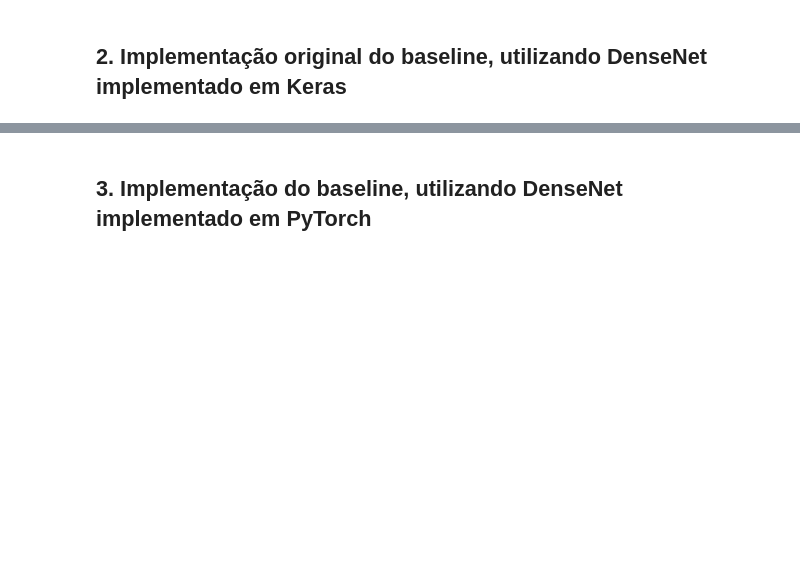
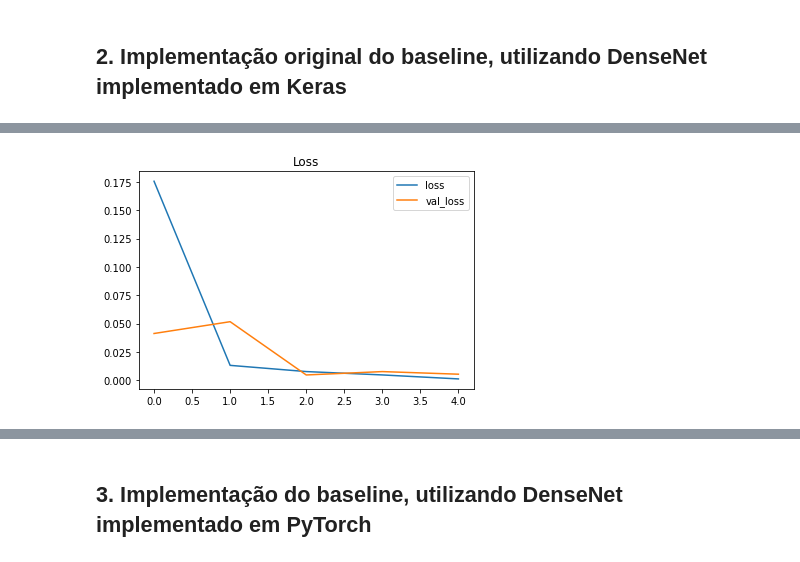
Before and after one commit to devwlad/intro-ml-classification, a Jupyter notebook: fml_final.ipynb, the cells around one changed output, grey strips where cells are left out. Drawn from its saved outputs; the diff is of its cells as text; code cells hidden in the pictures; blank space fills up the shorter version.

```diff
--- a/fml_final.ipynb
+++ b/fml_final.ipynb
@@ -6,0 +189,6 @@
+# %%
+pd.DataFrame(history.history)[['loss','val_loss']].plot()
+plt.title("Loss")
+plt.show()
+# %% [output]
+[figure, added]
```
Also changed, not shown: parts of 19 cells of this notebook, 1 other file.
